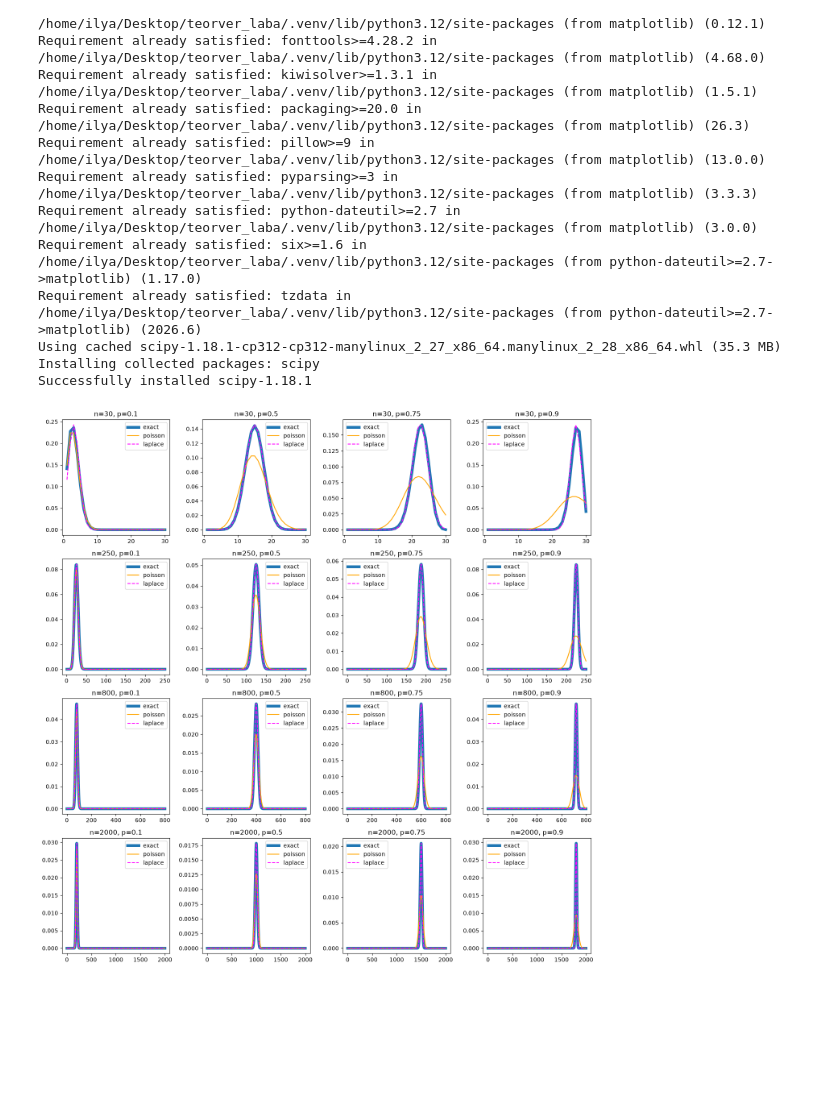
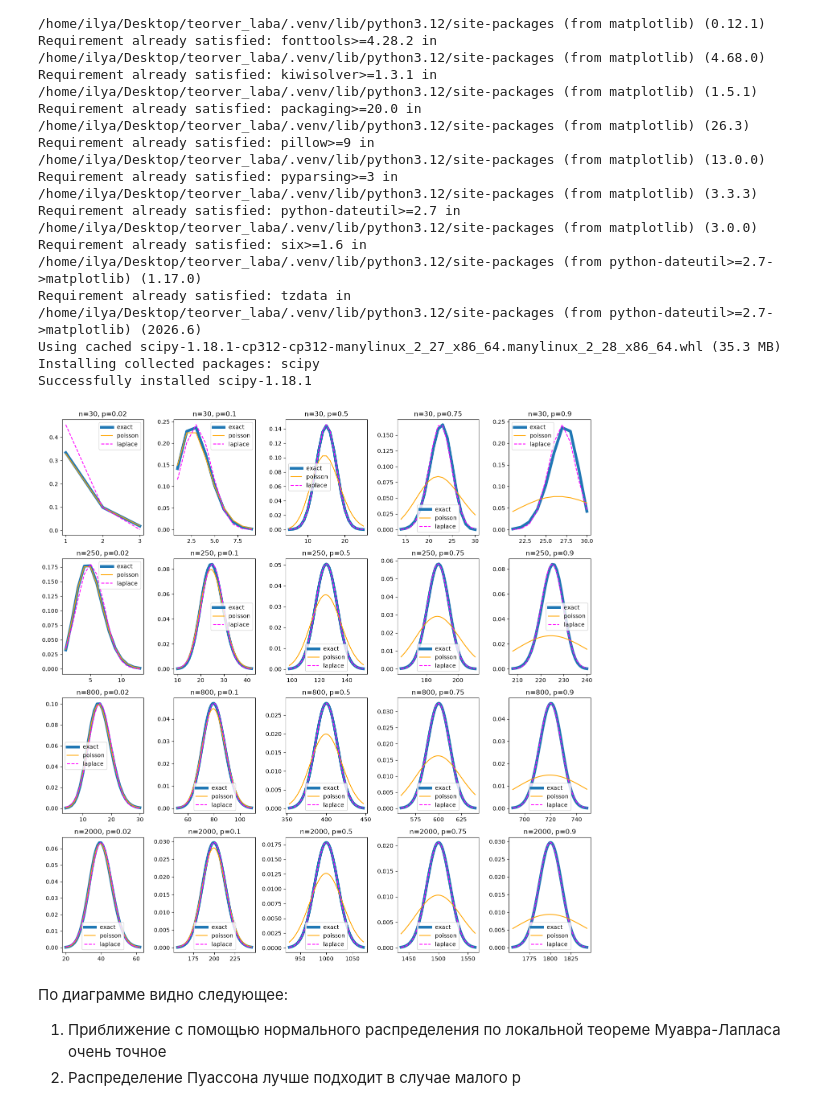
Before and after one commit to ilyakosstin/proba_billy_tea_1, a Jupyter notebook: 4/solution.ipynb, the cells around one changed output. Saved outputs shown, nothing was run; the diff lists cells and outputs as text; code cells hidden in the pictures; blank space fills up the shorter version.

```diff
--- a/4/solution.ipynb
+++ b/4/solution.ipynb
@@ -34,27 +35,42 @@ def binom_moivre_laplace(k, n, p):
     mu = n * p
     sigma = np.sqrt(n * p * (1 - p))
     return norm.pdf(k, loc=mu, scale=sigma)
-# %%
-import matplotlib.pyplot as plt
-
-ns = [30, 250, 800, 2000]
-ps = [0.1, 0.5, 0.75, 0.9]
-
-fig, axes = plt.subplots(len(ns), len(ps), figsize=(14, 14))
-
-for i, n in enumerate(ns):
-    for j, p in enumerate(ps):
-        ax = axes[i, j]
-        ks = np.arange(1, n + 1)
-
-        ax.plot(ks, binom_exact_prob(ks, n, p), label="exact", linewidth=5)
-        ax.plot(ks, binom_poisson_prob(ks, n, p), color='orange', label="poisson")
-        ax.plot(ks, binom_moivre_laplace(ks, n, p), color='magenta', label="laplace", linestyle="--")
-
-        ax.set_title(f"n={n}, p={p}")
-        ax.legend()
-
-plt.tight_layout()
-plt.show()
-# %% [output]
-[figure, removed]
+# %%
+# Различные значения параметров, которые будем перебирать
+# Будем считать со всеми k in [1:n]
+ns = [30, 250, 800, 2000]
+ps = [0.02, 0.1, 0.5, 0.75, 0.9]
+
+# Помогает отрезать ненужную часть графика, где у всех распределений
+# значение примерно 0. use_threshold=False отключает обрезание
+threshold = 1e-4
+use_threshold = True
+
+fig, axes = plt.subplots(len(ns), len(ps), figsize=(14, 14))
+
+for i, n in enumerate(ns):
+    for j, p in enumerate(ps):
+        ax = axes[i, j]
+        ks = np.arange(1, n + 1)
+        exact = binom_exact_prob(ks, n, p)
+        poiss = binom_poisson_prob(ks, n, p)
+        lapl = binom_moivre_laplace(ks, n, p)
+
+        using_threshold = threshold if use_threshold else 0
+        mask = (exact > using_threshold) & (poiss > using_threshold) & (lapl > using_threshold)
+
+        ax.plot(ks[mask], exact[mask], label="exact", linewidth=5)
+        ax.plot(ks[mask], poiss[mask], color='orange', label="poisson")
+        ax.plot(ks[mask], lapl[mask], color='magenta', label="laplace", linestyle="--")
+
+        ax.set_title(f"n={n}, p={p}")
+        ax.legend()
+
+plt.tight_layout()
+plt.show()
+# %% [output]
+[figure, added]
+# %% [markdown]
+По диаграмме видно следующее:
+1) Приближение с помощью нормального распределения по локальной теореме Муавра-Лапласа очень точное
+2) Распределение Пуассона лучше подходит в случае малого p
```
Also changed, not shown: parts of 5 cells of this notebook, 2 other files.
